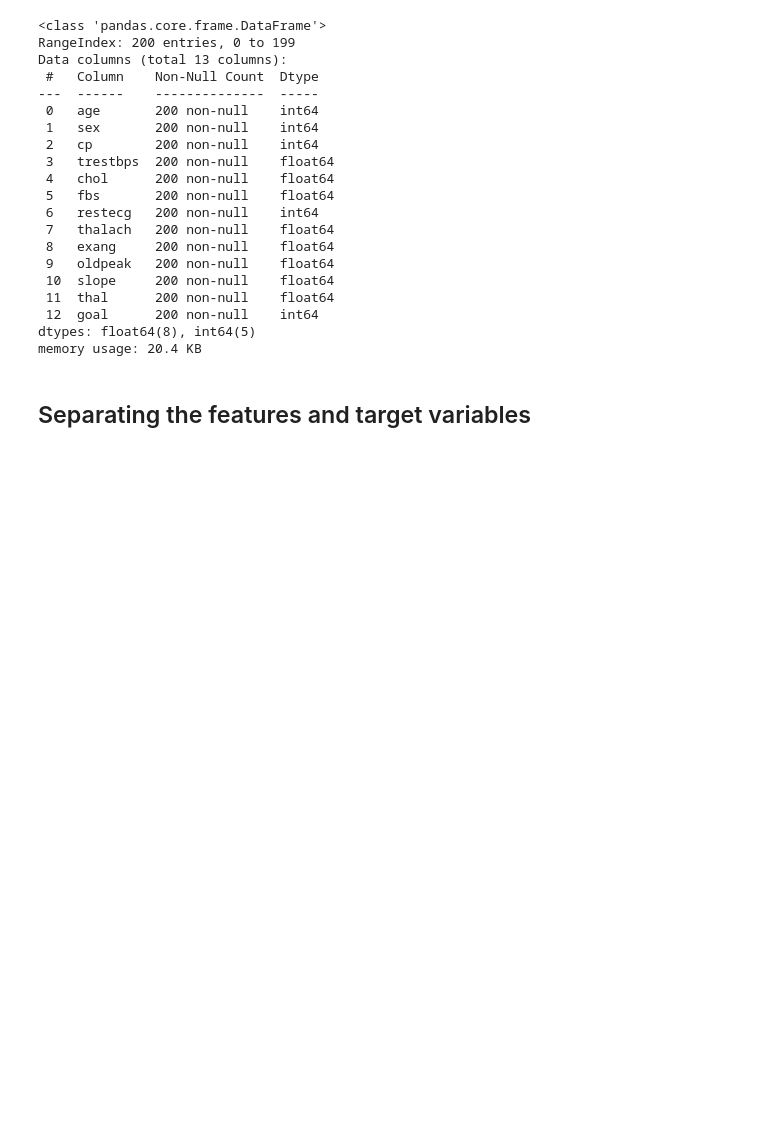
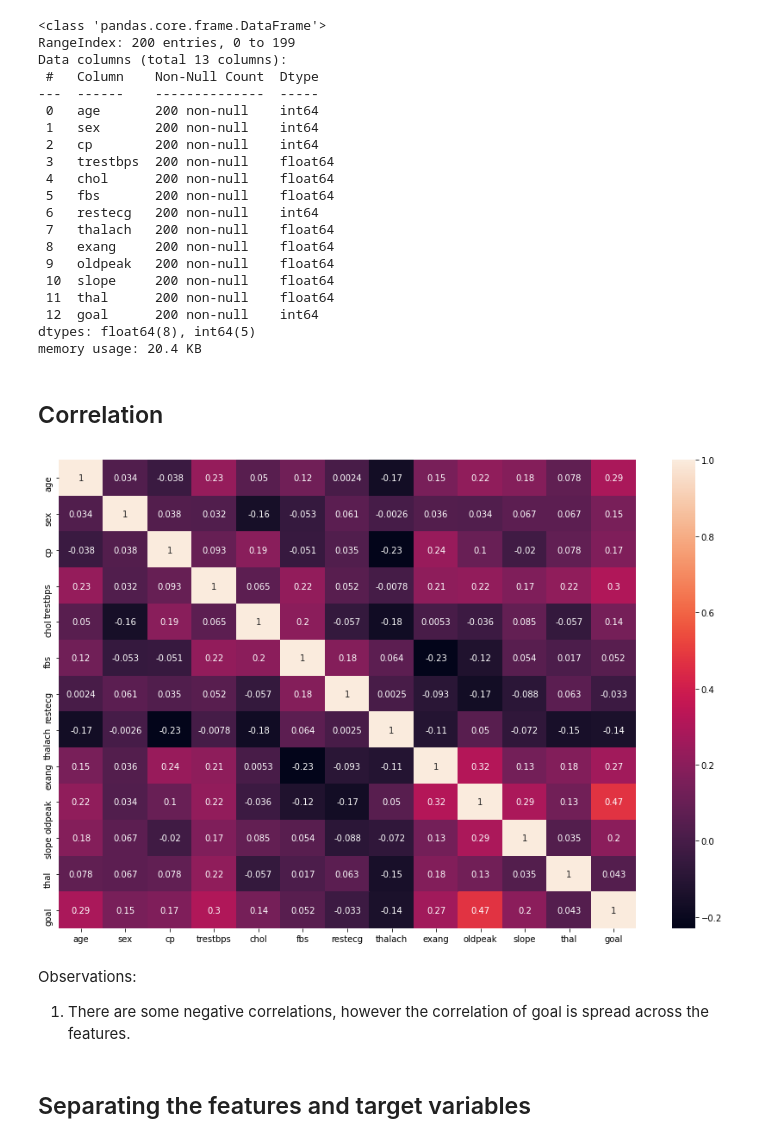
Before and after one commit to moncykurien/evaluation_projects, a Jupyter notebook: Project5_HeartDisease.ipynb, the cells around one changed output. Drawn from its saved outputs; the diff is of its cells as text; code cells hidden in the pictures; blank space fills up the shorter version.

```diff
--- a/Project5_HeartDisease.ipynb
+++ b/Project5_HeartDisease.ipynb
@@ -970,6 +952,18 @@ Data columns (total 13 columns):
  12  goal      200 non-null    int64
 dtypes: float64(8), int64(5)
 memory usage: 20.4 KB
+# %% [markdown]
+## Correlation
+# %%
+corr= comp_df.corr()
+plt.figure(figsize=(15,10))
+sns.heatmap(corr, annot=True)
+plt.show()
+# %% [output]
+[figure, added]
+# %% [markdown]
+Observations:
+1. There are some negative correlations, however the correlation of goal is spread across the features.
 # %% [markdown]
 ## Separating the features and target variables
 # %% [markdown]
```
Also changed, not shown: parts of 36 cells of this notebook.
